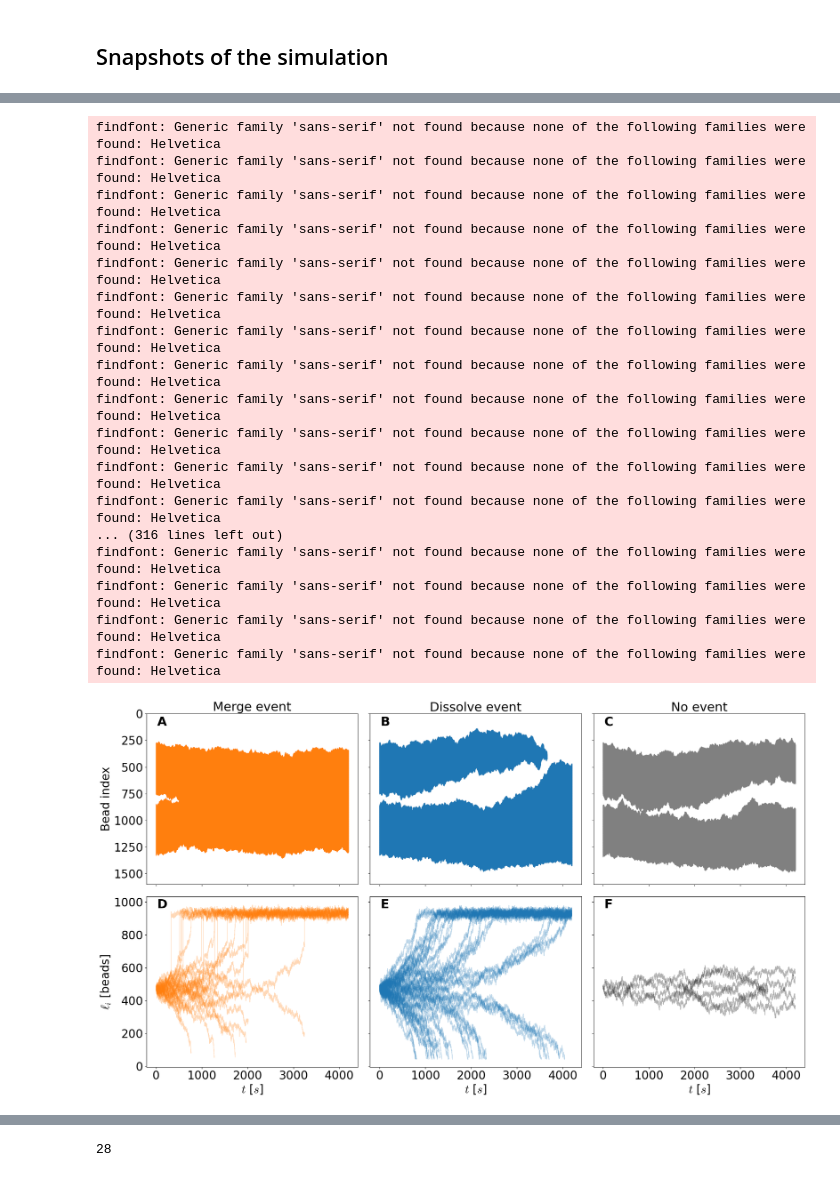
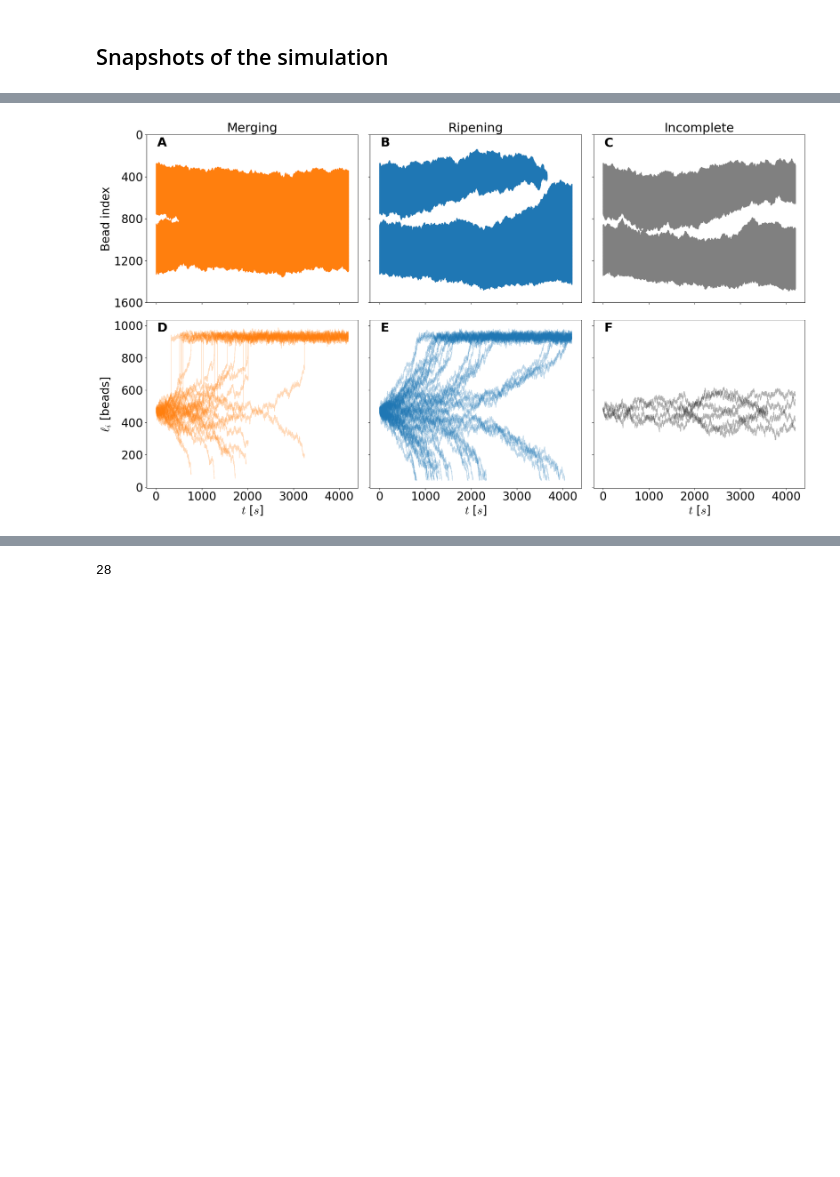
Before and after one commit to flatironinstitute/aLENS_analysis, a Jupyter notebook: notebooks/chromatin_notebooks/Dyn_cond_figs/Figure7.ipynb, the cells around one changed output, grey strips where cells are left out. Drawn from its saved outputs; the diff is of its cells as text; code cells hidden in the pictures; blank space fills up the shorter version.

Commit message:
Update of figures before data storage overhall

```diff
--- a/notebooks/chromatin_notebooks/Dyn_cond_figs/Figure7.ipynb
+++ b/notebooks/chromatin_notebooks/Dyn_cond_figs/Figure7.ipynb
@@ -151,7 +153,7 @@ with h5py.File(h5_contact_file, 'r') as h5_data:
             continue
         for clust in tree.clusters:
             _ = axarr[0,0].plot([clust.time]*len(clust.part_ids), clust.part_ids, color = 'C1', markersize= .1, marker='.', linestyle='None')
-    _ = axarr[0,0].set_title('Merge event', fontsize=26)
+    _ = axarr[0,0].set_title('Merging', fontsize=26)
 
 # Dissolve event
 h5_contact_file = ceph_path / "DynCondPaper/24-04-15_aLc1_scan.48_line1600_Pin5um_2xKe30_ks100_2patch_sep100_equil/simulations/s25/analysis/cluster_analysis.h5"
@@ -179,7 +181,7 @@ with h5py.File(h5_contact_file, 'r') as h5_data:
             continue
         for clust in tree.clusters:
             _ = axarr[0,1].plot([clust.time]*len(clust.part_ids), clust.part_ids, color = 'C0', markersize= .1, marker='.', linestyle='None')
-    _ = axarr[0,1].set_title('Dissolve event', fontsize=26)
+    _ = axarr[0,1].set_title('Ripening', fontsize=26)
 
 # No event
 h5_contact_file = ceph_path / "DynCondPaper/24-04-15_aLc1_scan.48_line1600_Pin5um_2xKe30_ks100_2patch_sep100_equil/simulations/s24/analysis/cluster_analysis.h5"
@@ -207,9 +209,10 @@ with h5py.File(h5_contact_file, 'r') as h5_data:
             continue
         for clust in tree.clusters:
             _ = axarr[0,2].plot([clust.time]*len(clust.part_ids), clust.part_ids, color = 'grey', markersize= .1, marker='.', linestyle='None')
-    _ = axarr[0,2].set_title('No event', fontsize=26)
+    _ = axarr[0,2].set_title('Incomplete', fontsize=26)
 
 _ = axarr[0,0].set_ylabel('Bead index')
+_ = axarr[0,0].set_yticks([0, 400, 800, 1200, 1600])
 _ = axarr[0,0].invert_yaxis()
 
 
@@ -218,51 +221,34 @@ with h5py.File("Figure7/fig7_cluster_data.h5", 'r') as h5_graph:
     for name, d_set in h5_graph['merge'].items():
         condition = d_set[:,1] > 40
         _ = axarr[1,0].plot(d_set[condition,0], d_set[condition,1], color='tab:orange', **plot_params)
 
     for name, d_set in h5_graph['dissolve'].items():
         condition = d_set[:,1] > 40
         _ = axarr[1,1].plot(d_set[condition,0], d_set[condition,1], color='tab:blue', **plot_params)
 
     for name, d_set in h5_graph['nothing'].items():
         condition = d_set[:,1] > 40
         _ = axarr[1,2].plot(d_set[condition,0], d_set[condition,1], color='k', **plot_params)
 
 _ = axarr[1,0].set_ylabel('$\ell_i$ [beads] ' )
 for ax in axarr[1]:
     _ = ax.set_xlabel('$t$ [$s$]')
 
 
 fig.tight_layout()
 
 _ = axarr[0,0].text(0.05, .93, "A", fontsize=26, transform=axarr[0,0].transAxes, fontweight='bold')
 _ = axarr[0,1].text(0.05, .93, "B", fontsize=26, transform=axarr[0,1].transAxes, fontweight='bold')
 _ = axarr[0,2].text(0.05, .93, "C", fontsize=26, transform=axarr[0,2].transAxes, fontweight='bold')
 _ = axarr[1,0].text(0.05, .93, "D", fontsize=26, transform=axarr[1,0].transAxes, fontweight='bold')
 _ = axarr[1,1].text(0.05, .93, "E", fontsize=26, transform=axarr[1,1].transAxes, fontweight='bold')
 _ = axarr[1,2].text(0.05, .93, "F", fontsize=26, transform=axarr[1,2].transAxes, fontweight='bold')
 
 fig.savefig("Figure7/fig7_merge_dissolve_no_event_kymos.png", dpi=600,bbox_inches='tight')
 fig.savefig("/mnt/home/alamson/papers/dyn_cond_paper/images/fig7_merge_dissolve_no_event_kymos.png", dpi=300, bbox_inches="tight")
 # Takes about 3 minutes
 # %% [output]
-findfont: Generic family 'sans-serif' not found because none of the following families were found: Helvetica
-findfont: Generic family 'sans-serif' not found because none of the following families were found: Helvetica
-findfont: Generic family 'sans-serif' not found because none of the following families were found: Helvetica
-findfont: Generic family 'sans-serif' not found because none of the following families were found: Helvetica
-findfont: Generic family 'sans-serif' not found because none of the following families were found: Helvetica
-findfont: Generic family 'sans-serif' not found because none of the following families were found: Helvetica
-findfont: Generic family 'sans-serif' not found because none of the following families were found: Helvetica
-findfont: Generic family 'sans-serif' not found because none of the following families were found: Helvetica
-findfont: Generic family 'sans-serif' not found because none of the following families were found: Helvetica
-findfont: Generic family 'sans-serif' not found because none of the following families were found: Helvetica
-findfont: Generic family 'sans-serif' not found because none of the following families were found: Helvetica
-findfont: Generic family 'sans-serif' not found because none of the following families were found: Helvetica
-... (316 lines left out)
-findfont: Generic family 'sans-serif' not found because none of the following families were found: Helvetica
-findfont: Generic family 'sans-serif' not found because none of the following families were found: Helvetica
-findfont: Generic family 'sans-serif' not found because none of the following families were found: Helvetica
-findfont: Generic family 'sans-serif' not found because none of the following families were found: Helvetica
-[figure, old version]
+[figure, new version]
 # %%
 import matplotlib.pyplot as plt
 import matplotlib.image as mpimg
```
Also changed, not shown: parts of 3 cells of this notebook, 9 other files.
